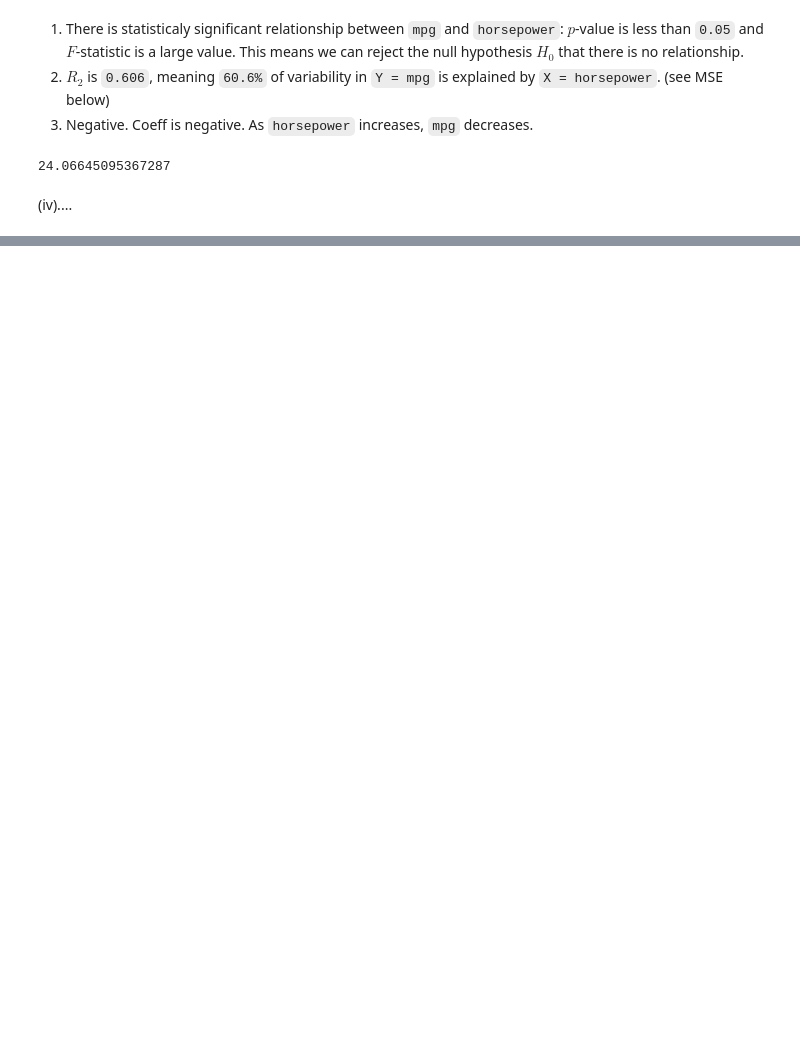
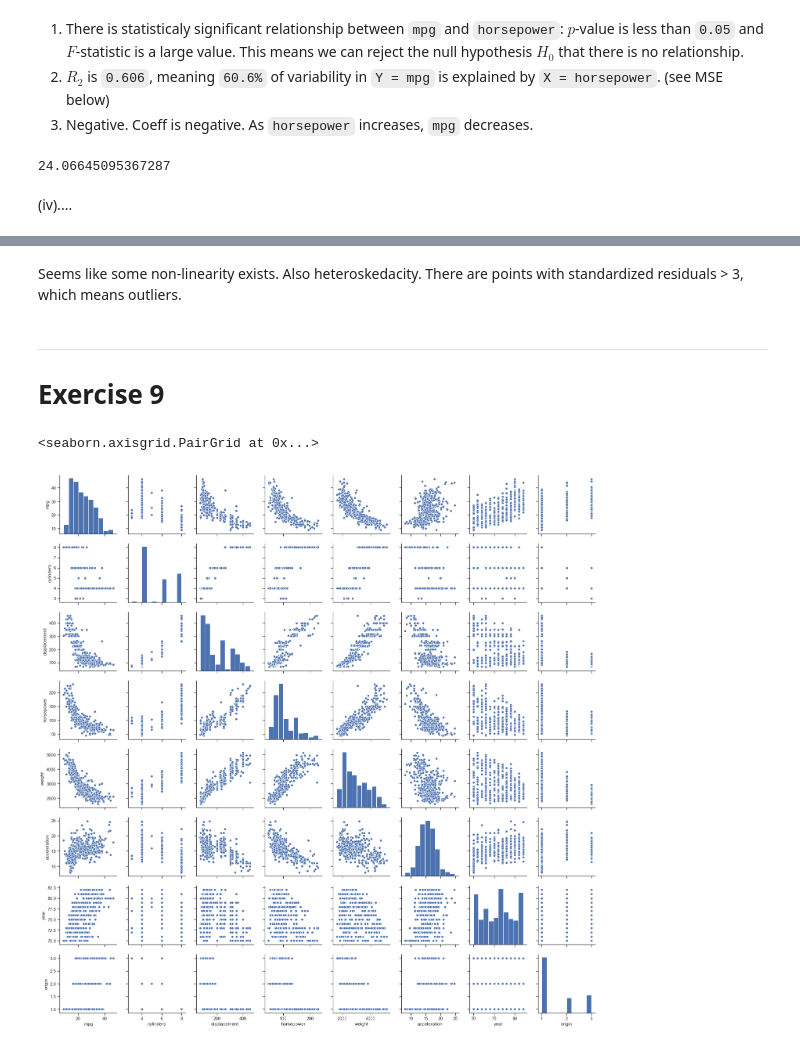
Before and after one commit to fncode246/stat-learning, a Jupyter notebook: ch3_applied.ipynb, the cells around one changed output, grey strips where cells are left out. Saved outputs shown, nothing was run; the diff lists cells and outputs as text; code cells hidden in the pictures; blank space fills up the shorter version.

Commit message:
Finish ch3 until exercise 9

```diff
--- a/ch3_applied.ipynb
+++ b/ch3_applied.ipynb
@@ -131,0 +137,12 @@ Kurtosis:              3.299        Condition No.:          322
+# %% [markdown]
+Seems like some non-linearity exists. Also heteroskedacity. There are points with standardized residuals > 3, which means outliers.
+# %% [markdown]
+* * *
+
+# Exercise 9
+# %%
+sns.set(style='ticks')
+sns.pairplot(auto)
+# %% [output]
+<seaborn.axisgrid.PairGrid at 0x...>
+[figure, added]
```
Also changed, not shown: parts of 27 cells of this notebook, 1 other file.
